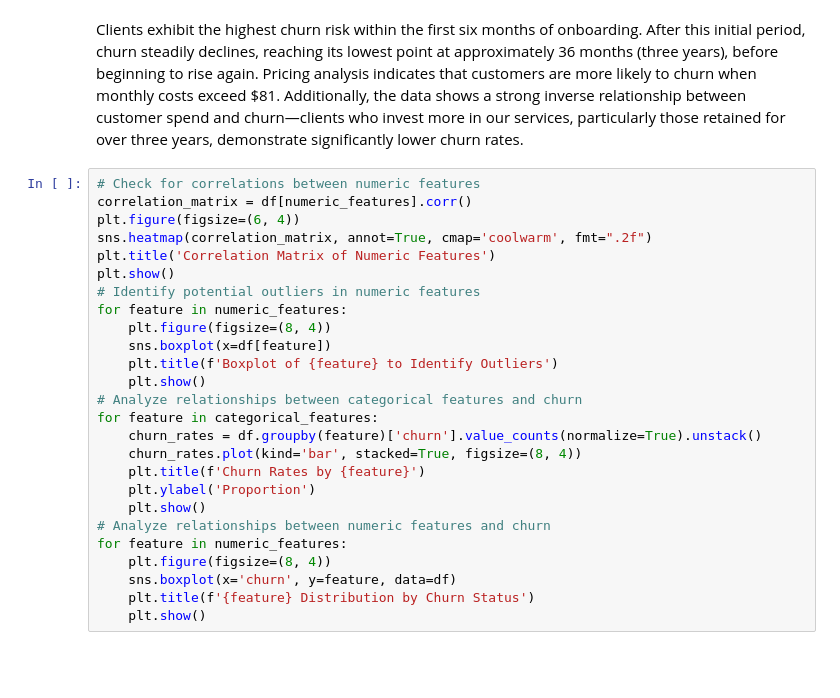
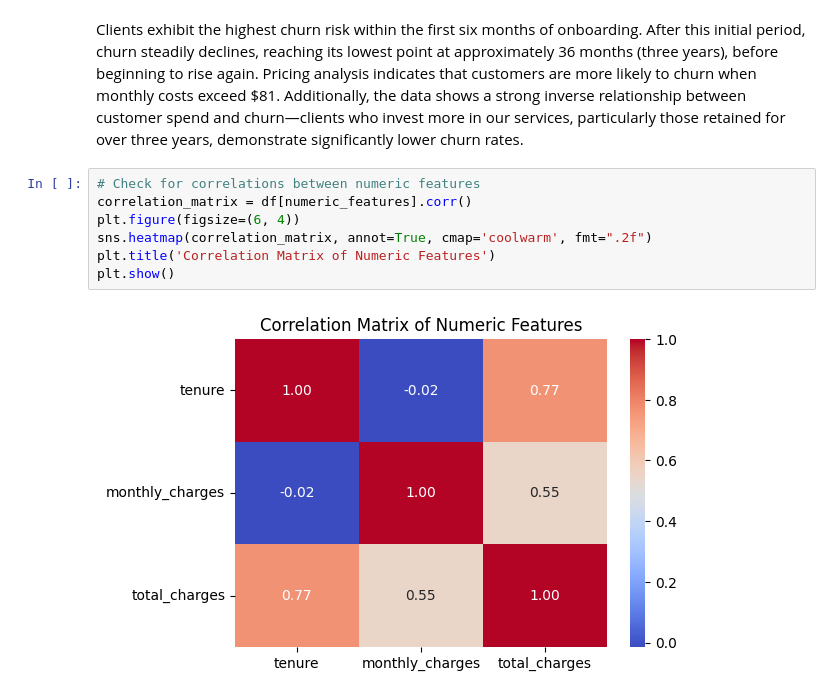
Before and after one commit to Sunnyttc1992/customer_chrun_prediction, a Jupyter notebook: notebook/01_Exploratory_data_Analysis.ipynb, the cells around one changed output. Drawn from its saved outputs; the diff is of its cells as text; blank space fills up the shorter version.

```diff
--- a/notebook/01_Exploratory_data_Analysis.ipynb
+++ b/notebook/01_Exploratory_data_Analysis.ipynb
@@ -63,26 +63,9 @@ Clients exhibit the highest churn risk within the first six months of onboarding
 # %%
 # Check for correlations between numeric features
 correlation_matrix = df[numeric_features].corr()
 plt.figure(figsize=(6, 4))
 sns.heatmap(correlation_matrix, annot=True, cmap='coolwarm', fmt=".2f")
 plt.title('Correlation Matrix of Numeric Features')
 plt.show()
-# Identify potential outliers in numeric features
-for feature in numeric_features:
-    plt.figure(figsize=(8, 4))
-    sns.boxplot(x=df[feature])
-    plt.title(f'Boxplot of {feature} to Identify Outliers')
-    plt.show()
-# Analyze relationships between categorical features and churn
-for feature in categorical_features:
-    churn_rates = df.groupby(feature)['churn'].value_counts(normalize=True).unstack()
-    churn_rates.plot(kind='bar', stacked=True, figsize=(8, 4))
-    plt.title(f'Churn Rates by {feature}')
-    plt.ylabel('Proportion')
-    plt.show()
-# Analyze relationships between numeric features and churn
-for feature in numeric_features:
-    plt.figure(figsize=(8, 4))
-    sns.boxplot(x='churn', y=feature, data=df)
-    plt.title(f'{feature} Distribution by Churn Status')
-    plt.show()
+# %% [output]
+[figure, added]
```
Also changed, not shown: 8 other files.
